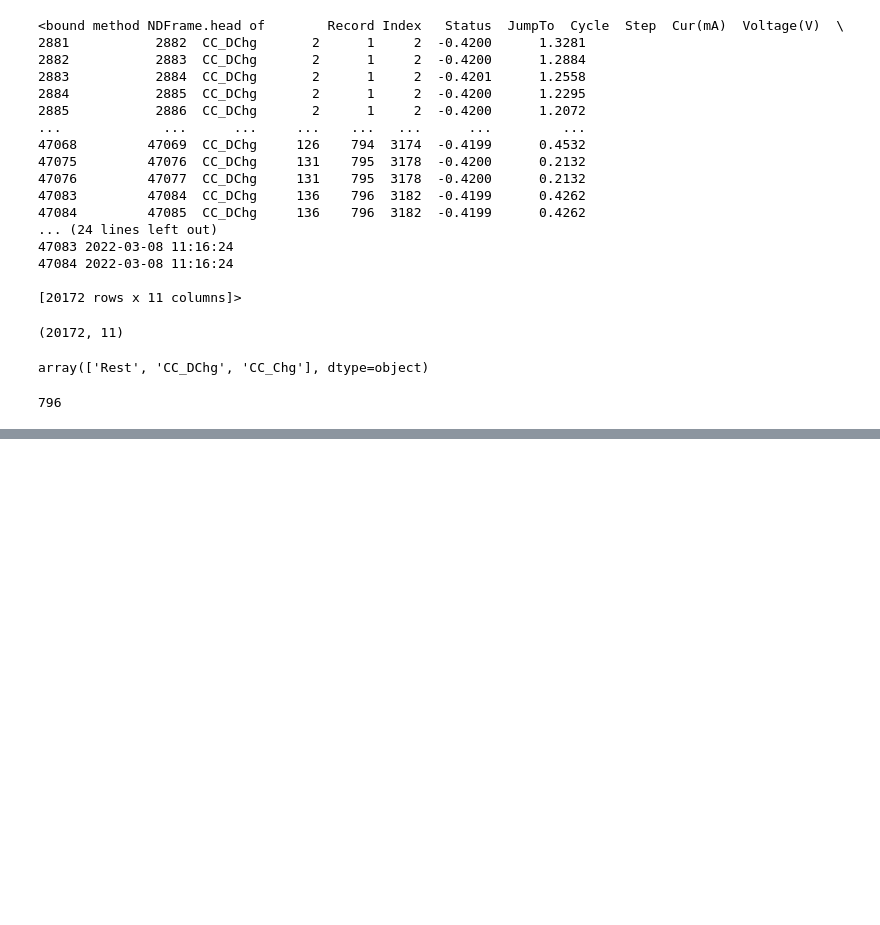
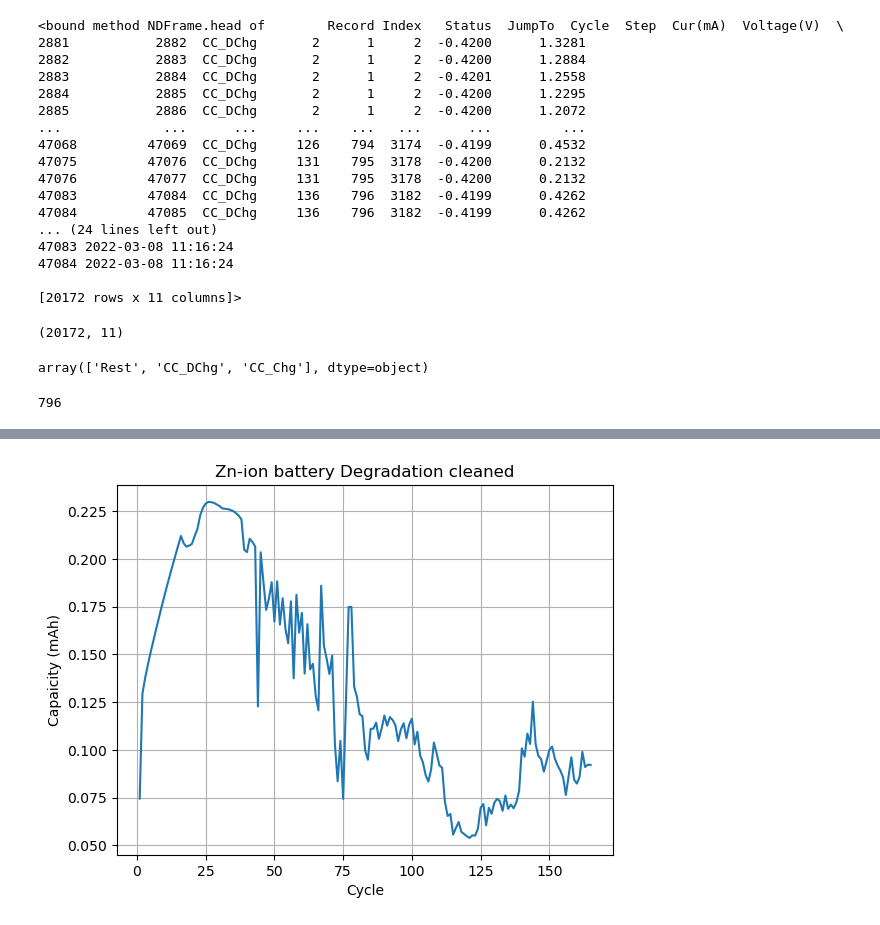
Before and after one commit to nishant60yadav-dot/python-battery-ml-journey, a Jupyter notebook: week4/day1/day1_zinc_processing.ipynb, the cells around one changed output, grey strips where cells are left out. Cells and saved outputs as stored; diff of their text form; code cells hidden in the pictures; blank space fills up the shorter version.

```diff
--- a/week4/day1/day1_zinc_processing.ipynb
+++ b/week4/day1/day1_zinc_processing.ipynb
@@ -111,0 +162,2 @@ len(grouped)
+# %%
+df_cycle = df_cycle[df_cycle["capacity_mAh"] > 0.05]
@@ -111,0 +173,11 @@ len(grouped)
+# %%
+import matplotlib.pyplot as plt
+plt.figure()
+plt.plot(df_cycle["cycle"], df_cycle["capacity_mAh"])
+plt.xlabel("Cycle")
+plt.ylabel("Capaicity (mAh)")
+plt.title("Zn-ion battery Degradation cleaned")
+plt.grid(True)
+plt.show()
+# %% [output]
+[figure, added]
```
Also changed, not shown: parts of 13 cells of this notebook, 2 other files.
